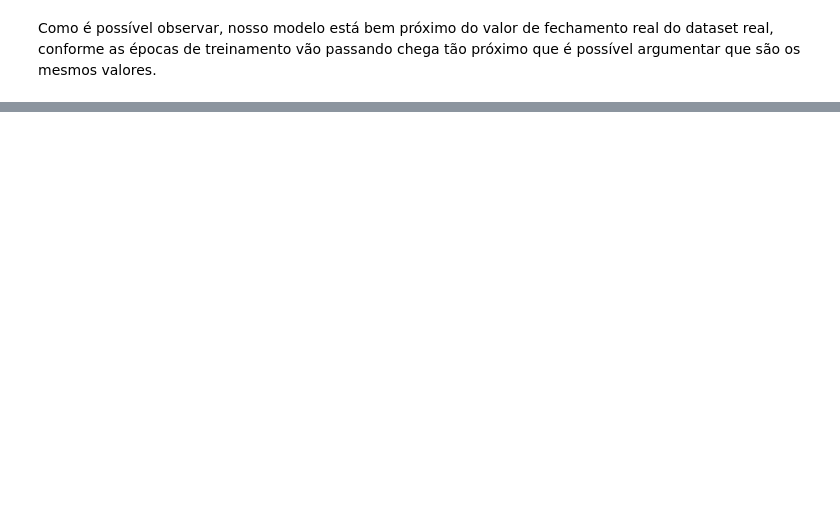
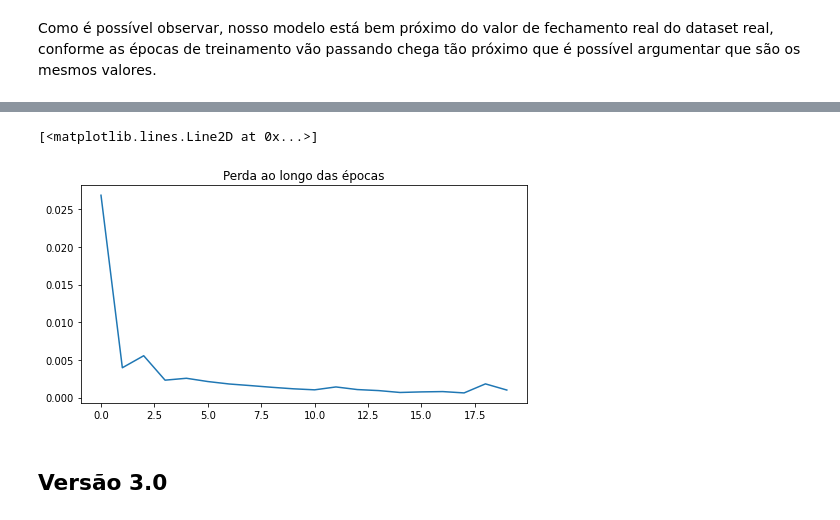
Before and after one commit to LucasThierry/Neural-Networks-21.1, a Jupyter notebook: MiniProjeto3-LSTM.ipynb, the cells around one changed output, grey strips where cells are left out. Drawn from its saved outputs; the diff is of its cells as text; code cells hidden in the pictures; blank space fills up the shorter version.

```diff
--- a/MiniProjeto3-LSTM.ipynb
+++ b/MiniProjeto3-LSTM.ipynb
@@ -288,0 +307,35 @@ Como é possível observar, nosso modelo está bem próximo do valor de fechamen
+# %%
+X, y = window_data(scaled_data, 3)
+
+
+#we now split the data into training and test set
+X_train  = np.array(X[:1018])
+y_train = np.array(y[:1018])
+
+X_test = np.array(X[1018:])
+y_test = np.array(y[1018:])
+
+print("X_train size: {}".format(X_train.shape))
+print("y_train size: {}".format(y_train.shape))
+print("X_test size: {}".format(X_test.shape))
+print("y_test size: {}".format(y_test.shape))
+
+sup = []
+tests = []
+tests_new = []
+test_results = []
+losss = []
+
+params = {'batch_size': 7, #how many windows of data we are passing at once
+'window_size': 3, #how big window_size is (Or How many days do we consider to predict next point in the sequence)
+'hidden_layer': 256, #How many units do we use in LSTM cell
+'clip_margin': 4, #To prevent exploding gradient, we use clipper to clip gradients below -margin or above this margin
+'learning_rate' : 0.001 ,
+'epochs' : 200 }
+
+t_now = time()
+lstm(params)
+duration = time() - t_now
+print("duration time: %0.3fs" % duration)
+
+results_v2 = test_results
@@ -288,0 +373,9 @@ Como é possível observar, nosso modelo está bem próximo do valor de fechamen
+# %%
+plt.figure(figsize=(8, 4))
+plt.title('Perda ao longo das épocas')
+plt.plot(losss)
+# %% [output]
+[<matplotlib.lines.Line2D at 0x...>]
+[figure, added]
+# %% [markdown]
+## Versão 3.0
```
Also changed, not shown: parts of 16 cells of this notebook.
